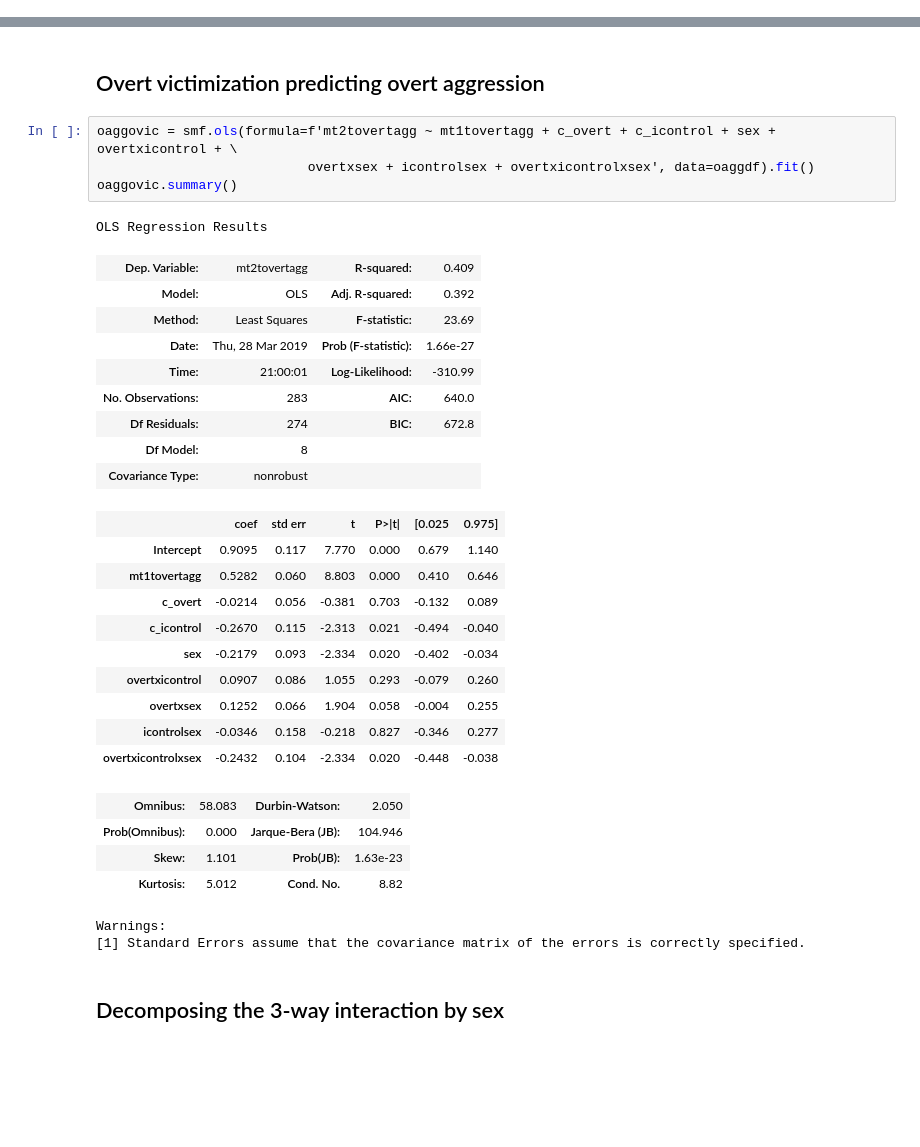
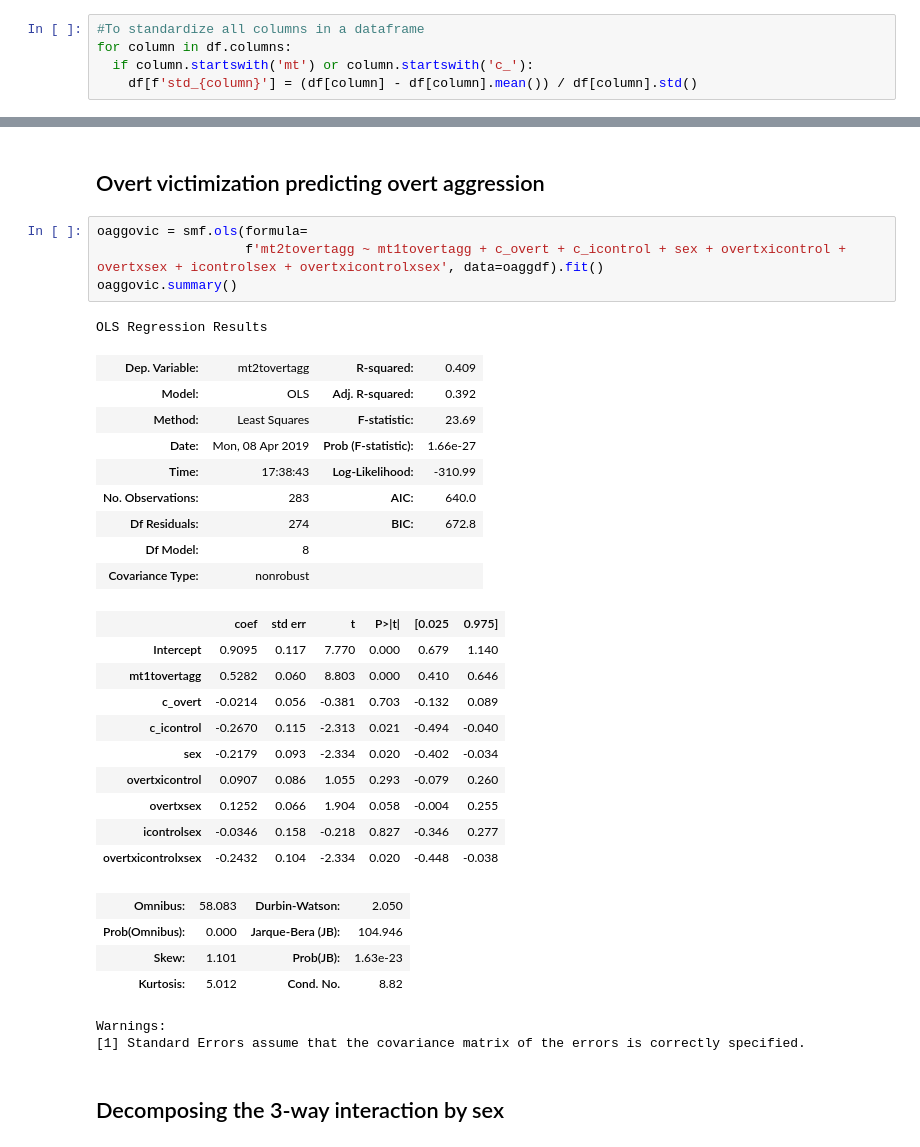
Before and after one commit to orbitse/garbanzo, a Jupyter notebook: temperament.ipynb, the cells around one changed output, grey strips where cells are left out. Drawn from its saved outputs; the diff is of its cells as text; blank space fills up the shorter version.

```diff
--- a/temperament.ipynb
+++ b/temperament.ipynb
@@ -28,6 +28,11 @@ df.head()
 | 11009 | 2 | 0 | 1 | 1 | 61.0 | 11.0 | 2.0 | 5.0 | 2007.0 | ... |
 | 11011 | 2 | 0 | 1 | 1 | 61.0 | 11.0 | 2.0 | 5.0 | 2007.0 | ... |
 5 rows × 4631 columns
+# %%
+#To standardize all columns in a dataframe
+for column in df.columns:
+  if column.startswith('mt') or column.startswith('c_'):
+    df[f'std_{column}'] = (df[column] - df[column].mean()) / df[column].std()
 # %% [markdown]
 # Select rows for Cohort 1 with no missing data
 # %% [markdown]
@@ -235,16 +147,16 @@ oaggdf['overtxicontrolxsex'] = oaggdf['c_overt'] * oaggdf['c_icontrol'] * oaggdf
 # %% [markdown]
 ## Overt victimization predicting overt aggression
 # %%
-oaggovic = smf.ols(formula=f'mt2tovertagg ~ mt1tovertagg + c_overt + c_icontrol + sex + overtxicontrol + \
-                           overtxsex + icontrolsex + overtxicontrolxsex', data=oaggdf).fit()
+oaggovic = smf.ols(formula=
+                   f'mt2tovertagg ~ mt1tovertagg + c_overt + c_icontrol + sex + overtxicontrol + overtxsex + icontrolsex + overtxicontrolxsex', data=oaggdf).fit()
 oaggovic.summary()
 # %% [output]
 OLS Regression Results
 | Dep. Variable: | mt2tovertagg | R-squared: | 0.409 |
 | Model: | OLS | Adj. R-squared: | 0.392 |
 | Method: | Least Squares | F-statistic: | 23.69 |
-| Date: | Thu, 28 Mar 2019 | Prob (F-statistic): | 1.66e-27 |
-| Time: | 21:00:01 | Log-Likelihood: | -310.99 |
+| Date: | Mon, 08 Apr 2019 | Prob (F-statistic): | 1.66e-27 |
+| Time: | 17:38:43 | Log-Likelihood: | -310.99 |
 | No. Observations: | 283 | AIC: | 640.0 |
 | Df Residuals: | 274 | BIC: | 672.8 |
 | Df Model: | 8 |  |  |
```
Also changed, not shown: parts of 70 cells of this notebook.
